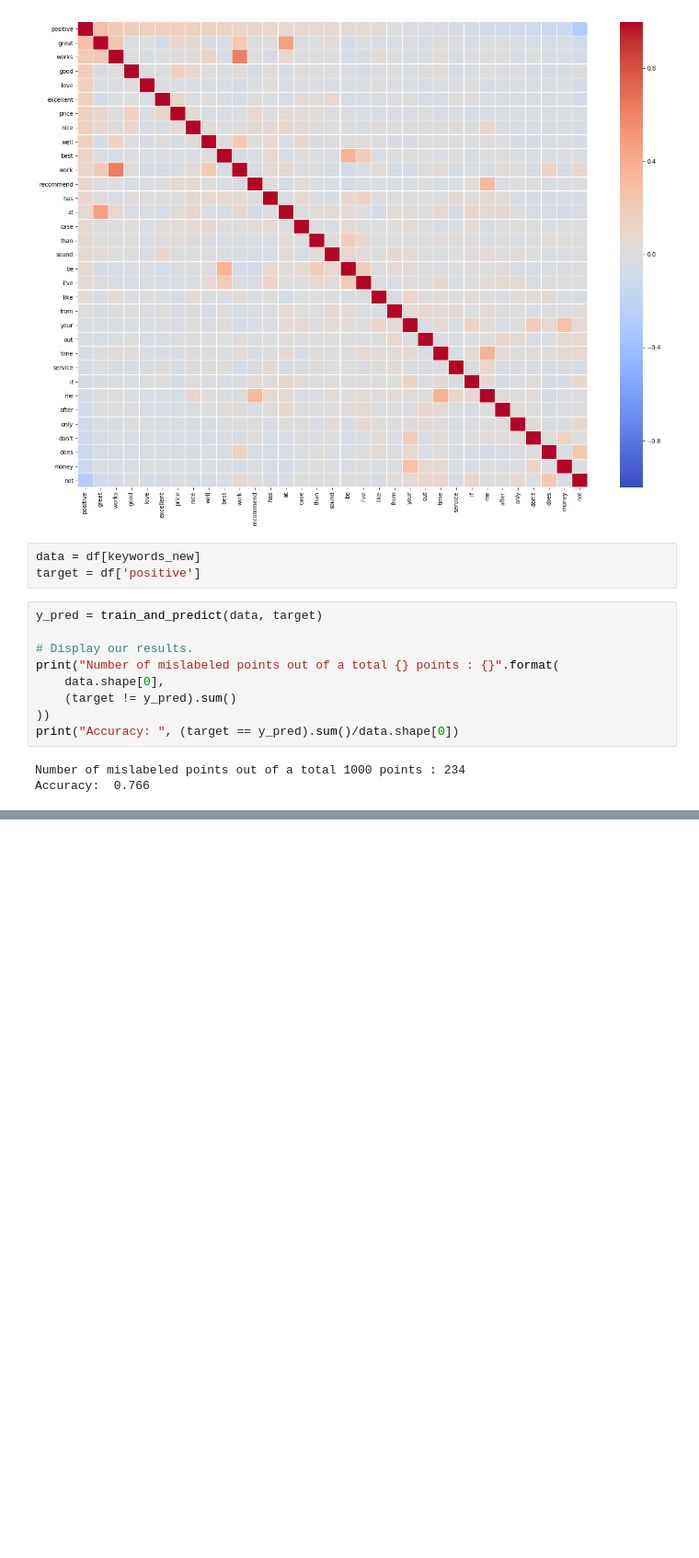
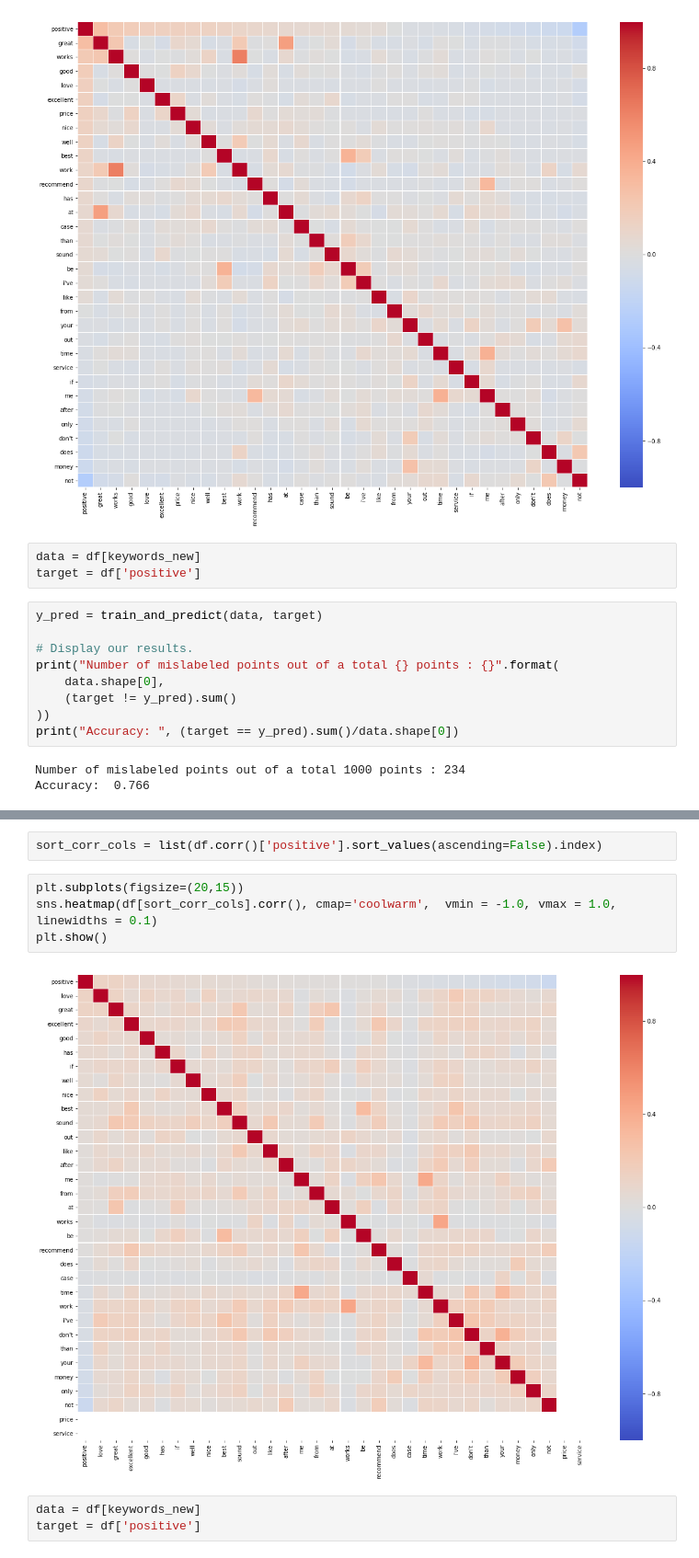
Before and after one commit to LegendaryKim/Thinkful_DSBootCamp, a Jupyter notebook: Challenge_2_2_7_Feedback_analysis.ipynb, the cells around one changed output, grey strips where cells are left out. Shown: that part at 92% size. Drawn from its saved outputs; the diff is of its cells as text; blank space fills up the shorter version.

```diff
--- a/Challenge_2_2_7_Feedback_analysis.ipynb
+++ b/Challenge_2_2_7_Feedback_analysis.ipynb
@@ -275,0 +315,11 @@ Accuracy:  0.766
+# %%
+sort_corr_cols = list(df.corr()['positive'].sort_values(ascending=False).index)
+# %%
+plt.subplots(figsize=(20,15))
+sns.heatmap(df[sort_corr_cols].corr(), cmap='coolwarm',  vmin = -1.0, vmax = 1.0, linewidths = 0.1)
+plt.show()
+# %% [output]
+[figure, added]
+# %%
+data = df[keywords_new]
+target = df['positive']
```
Also changed, not shown: parts of 18 cells of this notebook.
